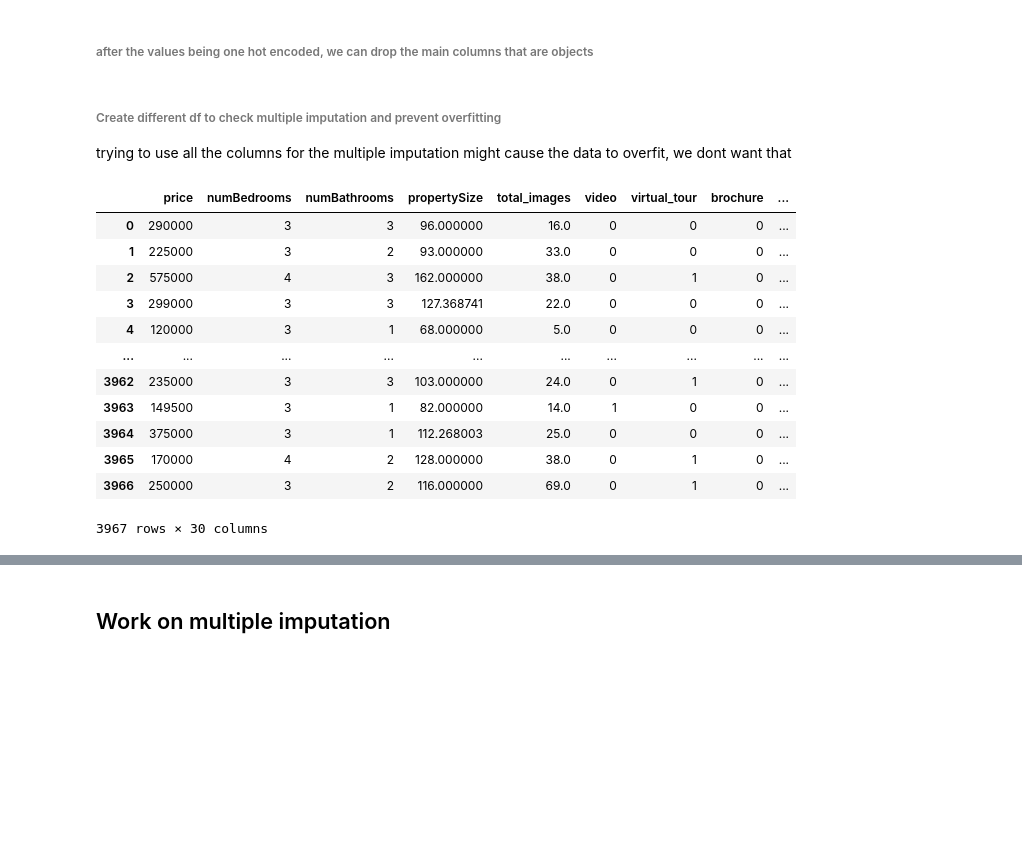
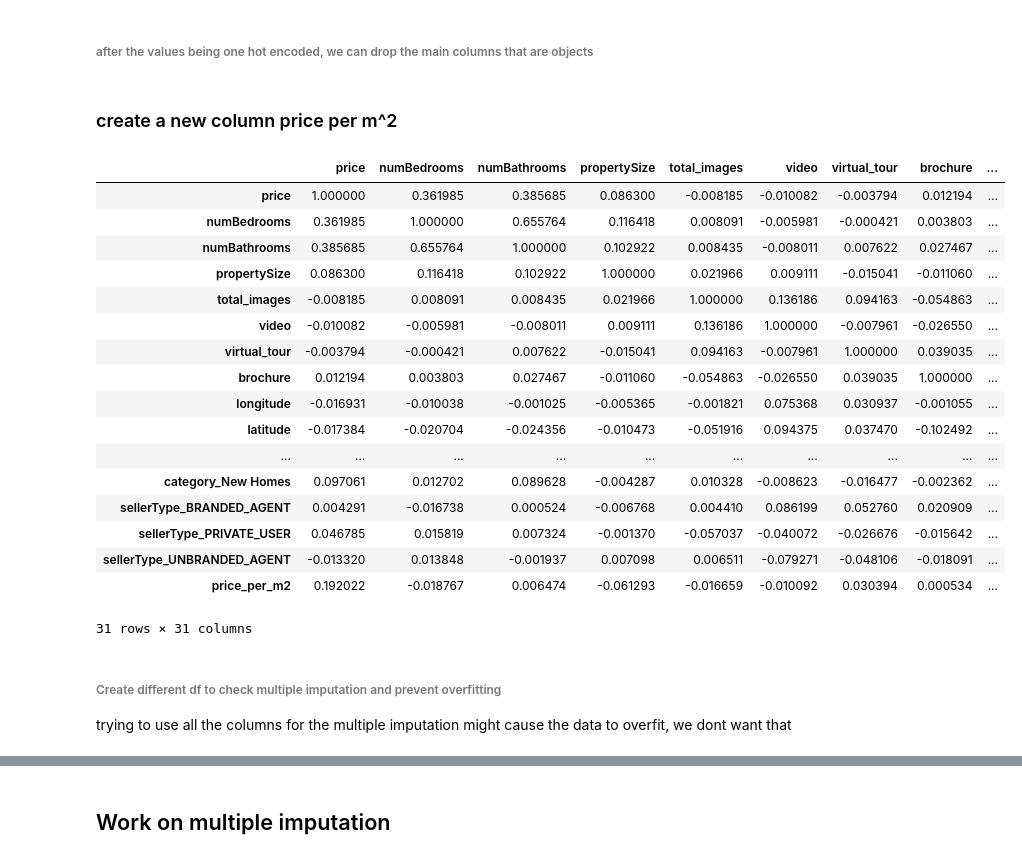
Before and after one commit to fernandes-s/Daft_ie, a Jupyter notebook: daft.ie_eda.ipynb, the cells around one changed output, grey strips where cells are left out. Saved outputs shown, nothing was run; the diff lists cells and outputs as text; code cells hidden in the pictures; blank space fills up the shorter version.

```diff
--- a/daft.ie_eda.ipynb
+++ b/daft.ie_eda.ipynb
@@ -378,6 +378,3 @@ df.head()
 ###### after the values being one hot encoded, we can drop the main columns that are objects
 # %%
 df = df.drop(["featuredLevel", "propertyType", "category", "sellerType"], axis = 1)
-# %% [markdown]
-###### Create different df to check multiple imputation and prevent overfitting
-trying to use all the columns for the multiple imputation might cause the data to overfit, we dont want that
@@ -387,16 +381,2 @@ df_2 = df
-# %%
-df_2
-# %% [output]
-|  | price | numBedrooms | numBathrooms | propertySize | total_images | video | virtual_tour | brochure | ... |
-| 0 | 290000 | 3 | 3 | 96.000000 | 16.0 | 0 | 0 | 0 | ... |
-| 1 | 225000 | 3 | 2 | 93.000000 | 33.0 | 0 | 0 | 0 | ... |
-| 2 | 575000 | 4 | 3 | 162.000000 | 38.0 | 0 | 1 | 0 | ... |
-| 3 | 299000 | 3 | 3 | 127.368741 | 22.0 | 0 | 0 | 0 | ... |
-| 4 | 120000 | 3 | 1 | 68.000000 | 5.0 | 0 | 0 | 0 | ... |
-| ... | ... | ... | ... | ... | ... | ... | ... | ... | ... |
-| 3962 | 235000 | 3 | 3 | 103.000000 | 24.0 | 0 | 1 | 0 | ... |
-| 3963 | 149500 | 3 | 1 | 82.000000 | 14.0 | 1 | 0 | 0 | ... |
-| 3964 | 375000 | 3 | 1 | 112.268003 | 25.0 | 0 | 0 | 0 | ... |
-| 3965 | 170000 | 4 | 2 | 128.000000 | 38.0 | 0 | 1 | 0 | ... |
-| 3966 | 250000 | 3 | 2 | 116.000000 | 69.0 | 0 | 1 | 0 | ... |
-3967 rows × 30 columns
+# %% [markdown]
+### create a new column price per m^2
@@ -403,3 +385,27 @@ df_2
+# %%
+df.corr()
+# %% [output]
+|  | price | numBedrooms | numBathrooms | propertySize | total_images | video | virtual_tour | brochure | ... |
+| price | 1.000000 | 0.361985 | 0.385685 | 0.086300 | -0.008185 | -0.010082 | -0.003794 | 0.012194 | ... |
+| numBedrooms | 0.361985 | 1.000000 | 0.655764 | 0.116418 | 0.008091 | -0.005981 | -0.000421 | 0.003803 | ... |
+| numBathrooms | 0.385685 | 0.655764 | 1.000000 | 0.102922 | 0.008435 | -0.008011 | 0.007622 | 0.027467 | ... |
+| propertySize | 0.086300 | 0.116418 | 0.102922 | 1.000000 | 0.021966 | 0.009111 | -0.015041 | -0.011060 | ... |
+| total_images | -0.008185 | 0.008091 | 0.008435 | 0.021966 | 1.000000 | 0.136186 | 0.094163 | -0.054863 | ... |
+| video | -0.010082 | -0.005981 | -0.008011 | 0.009111 | 0.136186 | 1.000000 | -0.007961 | -0.026550 | ... |
+| virtual_tour | -0.003794 | -0.000421 | 0.007622 | -0.015041 | 0.094163 | -0.007961 | 1.000000 | 0.039035 | ... |
+| brochure | 0.012194 | 0.003803 | 0.027467 | -0.011060 | -0.054863 | -0.026550 | 0.039035 | 1.000000 | ... |
+| longitude | -0.016931 | -0.010038 | -0.001025 | -0.005365 | -0.001821 | 0.075368 | 0.030937 | -0.001055 | ... |
+| latitude | -0.017384 | -0.020704 | -0.024356 | -0.010473 | -0.051916 | 0.094375 | 0.037470 | -0.102492 | ... |
+| ... | ... | ... | ... | ... | ... | ... | ... | ... | ... |
+| category_New Homes | 0.097061 | 0.012702 | 0.089628 | -0.004287 | 0.010328 | -0.008623 | -0.016477 | -0.002362 | ... |
+| sellerType_BRANDED_AGENT | 0.004291 | -0.016738 | 0.000524 | -0.006768 | 0.004410 | 0.086199 | 0.052760 | 0.020909 | ... |
+| sellerType_PRIVATE_USER | 0.046785 | 0.015819 | 0.007324 | -0.001370 | -0.057037 | -0.040072 | -0.026676 | -0.015642 | ... |
+| sellerType_UNBRANDED_AGENT | -0.013320 | 0.013848 | -0.001937 | 0.007098 | 0.006511 | -0.079271 | -0.048106 | -0.018091 | ... |
+| price_per_m2 | 0.192022 | -0.018767 | 0.006474 | -0.061293 | -0.016659 | -0.010092 | 0.030394 | 0.000534 | ... |
+31 rows × 31 columns
+# %% [markdown]
+###### Create different df to check multiple imputation and prevent overfitting
+trying to use all the columns for the multiple imputation might cause the data to overfit, we dont want that
 # %%
 df.info()
 # %% [output]
```
Also changed, not shown: parts of 38 cells of this notebook.
